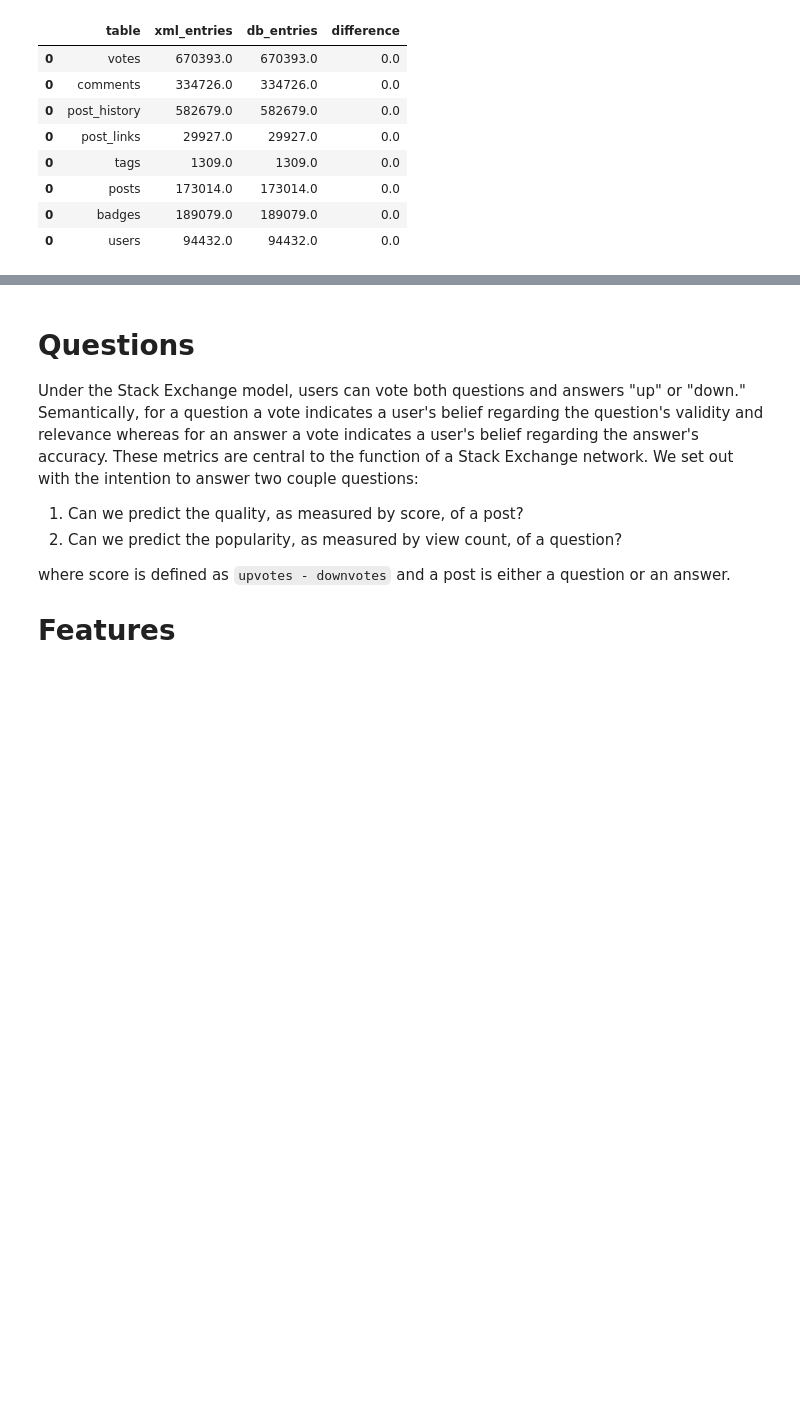
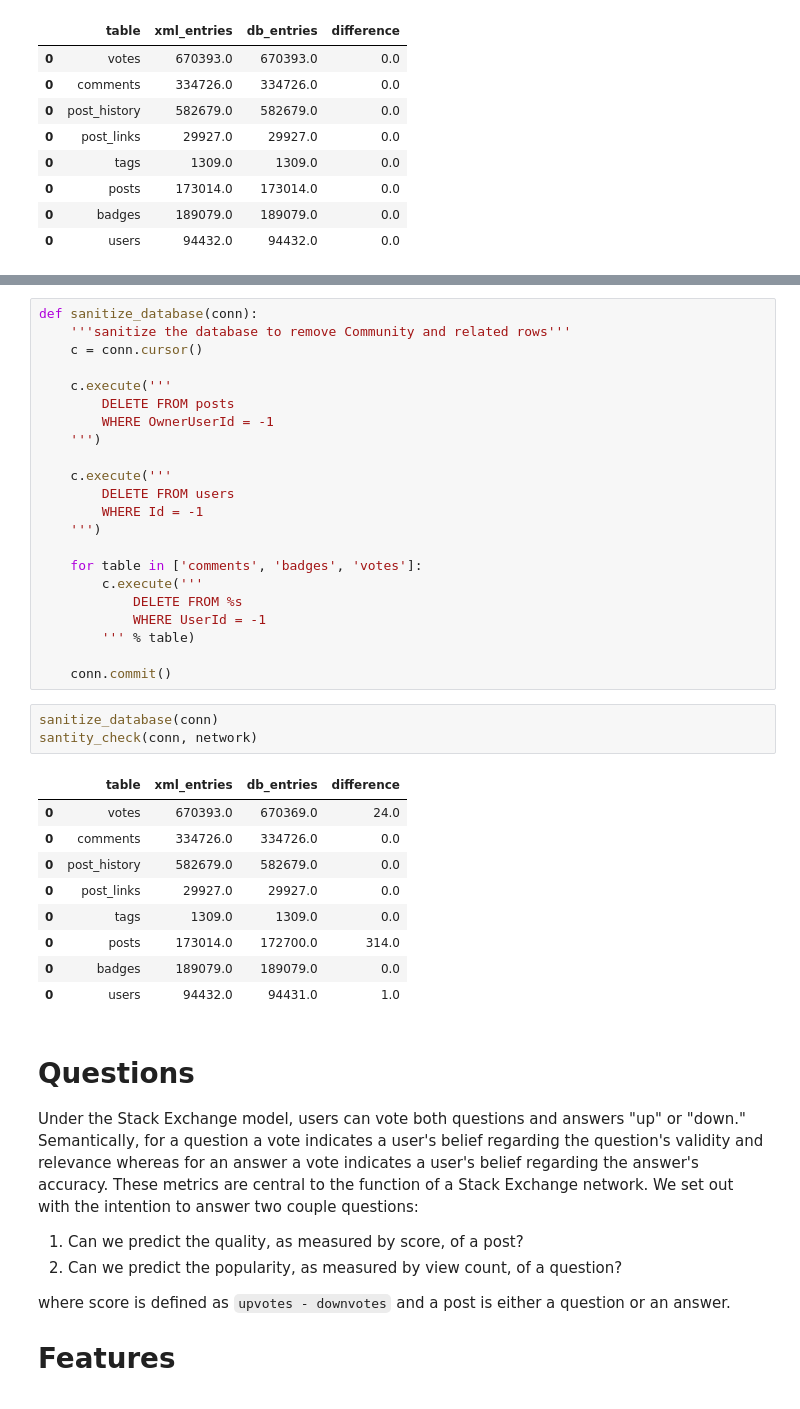
Before and after one commit to alexmfriedman/stack-exchange-analysis, a Jupyter notebook: Stack Overflow Analysis.ipynb, the cells around one changed output, grey strips where cells are left out. Drawn from its saved outputs; the diff is of its cells as text; blank space fills up the shorter version.

```diff
--- a/Stack Overflow Analysis.ipynb
+++ b/Stack Overflow Analysis.ipynb
@@ -329,3 +333,38 @@ santity_check(conn, network)
+# %%
+def sanitize_database(conn):
+    '''sanitize the database to remove Community and related rows'''
+    c = conn.cursor()
+
+    c.execute('''
+        DELETE FROM posts
+        WHERE OwnerUserId = -1
+    ''')
+
+    c.execute('''
+        DELETE FROM users
+        WHERE Id = -1
+    ''')
+
+    for table in ['comments', 'badges', 'votes']:
+        c.execute('''
+            DELETE FROM %s
+            WHERE UserId = -1
+        ''' % table)
+
+    conn.commit()
+# %%
+sanitize_database(conn)
+santity_check(conn, network)
+# %% [output]
+|  | table | xml_entries | db_entries | difference |
+| 0 | votes | 670393.0 | 670369.0 | 24.0 |
+| 0 | comments | 334726.0 | 334726.0 | 0.0 |
+| 0 | post_history | 582679.0 | 582679.0 | 0.0 |
+| 0 | post_links | 29927.0 | 29927.0 | 0.0 |
+| 0 | tags | 1309.0 | 1309.0 | 0.0 |
+| 0 | posts | 173014.0 | 172700.0 | 314.0 |
+| 0 | badges | 189079.0 | 189079.0 | 0.0 |
+| 0 | users | 94432.0 | 94431.0 | 1.0 |
 # %% [markdown]
 # Questions
 
```
Also changed, not shown: parts of 1 cell of this notebook.
